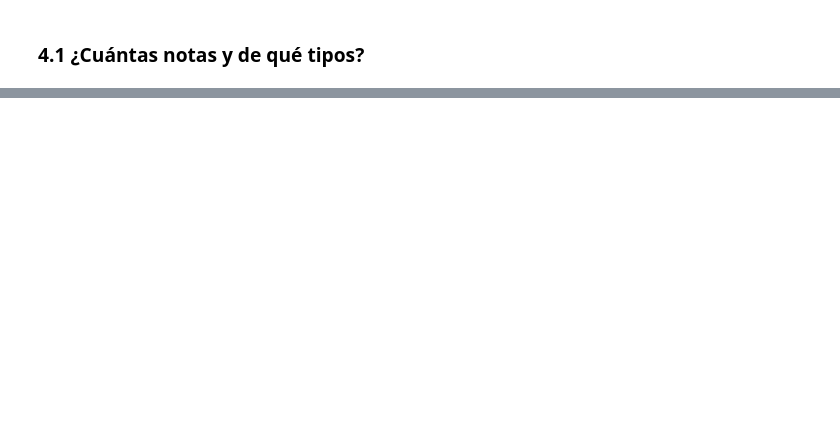
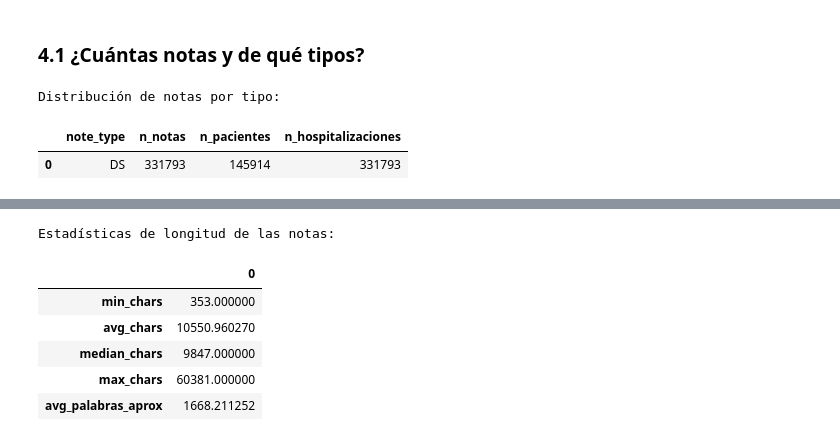
Before and after one commit to carlosperez100/tesis-gemses-mimic-pipeline, a Jupyter notebook: notebooks/tesis_exploracion_inicial.ipynb, the cells around one changed output, grey strips where cells are left out. Drawn from its saved outputs; the diff is of its cells as text; code cells hidden in the pictures; blank space fills up the shorter version.

```diff
--- a/notebooks/tesis_exploracion_inicial.ipynb
+++ b/notebooks/tesis_exploracion_inicial.ipynb
@@ -45,5 +321,20 @@ con = duckdb.connect(str(DB_FILE))print(f"Conectado a {DB_FILE}")print(f"Versió
 # %% [markdown]
 ### 4.1 ¿Cuántas notas y de qué tipos?
 # %%
-resumen_tipos = con.execute("""    SELECT note_type,           COUNT(*) AS n_notas,           COUNT(DISTINCT subject_id) AS n_pacientes,           COUNT(DISTINCT hadm_id) AS n_hospitalizaciones    FROM discharge    GROUP BY note_type    ORDER BY n_notas DESC""").df()print("Distribución de notas por tipo:")resumen_tipos
+resumen_tipos = con.execute("""
+    SELECT note_type,
+           COUNT(*) AS n_notas,
+           COUNT(DISTINCT subject_id) AS n_pacientes,
+           COUNT(DISTINCT hadm_id) AS n_hospitalizaciones
+    FROM discharge
+    GROUP BY note_type
+    ORDER BY n_notas DESC
+""").df()
+
+print("Distribución de notas por tipo:")
+resumen_tipos
+# %% [output]
+Distribución de notas por tipo:
+|  | note_type | n_notas | n_pacientes | n_hospitalizaciones |
+| 0 | DS | 331793 | 145914 | 331793 |
 # %% [markdown]
@@ -51,3 +344,22 @@ resumen_tipos = con.execute("""    SELECT note_type,           COUNT(*) AS n_not
 # %%
-longitud = con.execute("""    SELECT        MIN(LENGTH(text)) AS min_chars,        AVG(LENGTH(text)) AS avg_chars,        MEDIAN(LENGTH(text)) AS median_chars,        MAX(LENGTH(text)) AS max_chars,        AVG(LENGTH(text) - LENGTH(REPLACE(text, ' ', ''))) AS avg_palabras_aprox    FROM discharge""").df()print("Estadísticas de longitud de las notas:")longitud.T  # Transponer para que sea más fácil de leer
+longitud = con.execute("""
+    SELECT
+        MIN(LENGTH(text)) AS min_chars,
+        AVG(LENGTH(text)) AS avg_chars,
+        MEDIAN(LENGTH(text)) AS median_chars,
+        MAX(LENGTH(text)) AS max_chars,
+        AVG(LENGTH(text) - LENGTH(REPLACE(text, ' ', ''))) AS avg_palabras_aprox
+    FROM discharge
+""").df()
+
+print("Estadísticas de longitud de las notas:")
+longitud.T  # Transponer para que sea más fácil de leer
+# %% [output]
+Estadísticas de longitud de las notas:
+|  | 0 |
+| min_chars | 353.000000 |
+| avg_chars | 10550.960270 |
+| median_chars | 9847.000000 |
+| max_chars | 60381.000000 |
+| avg_palabras_aprox | 1668.211252 |
 # %% [markdown]
```
Also changed, not shown: parts of 47 cells of this notebook, 6 other files.
